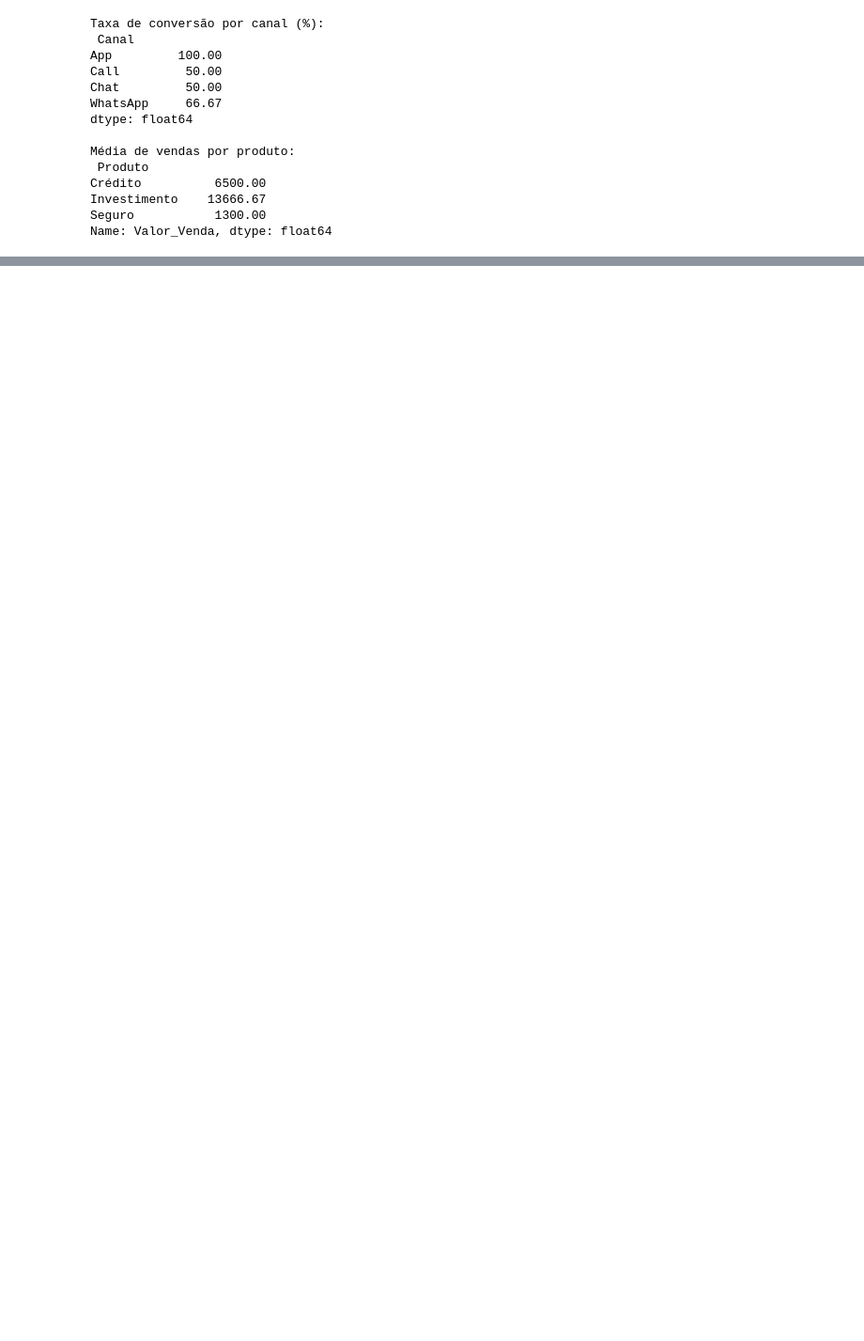
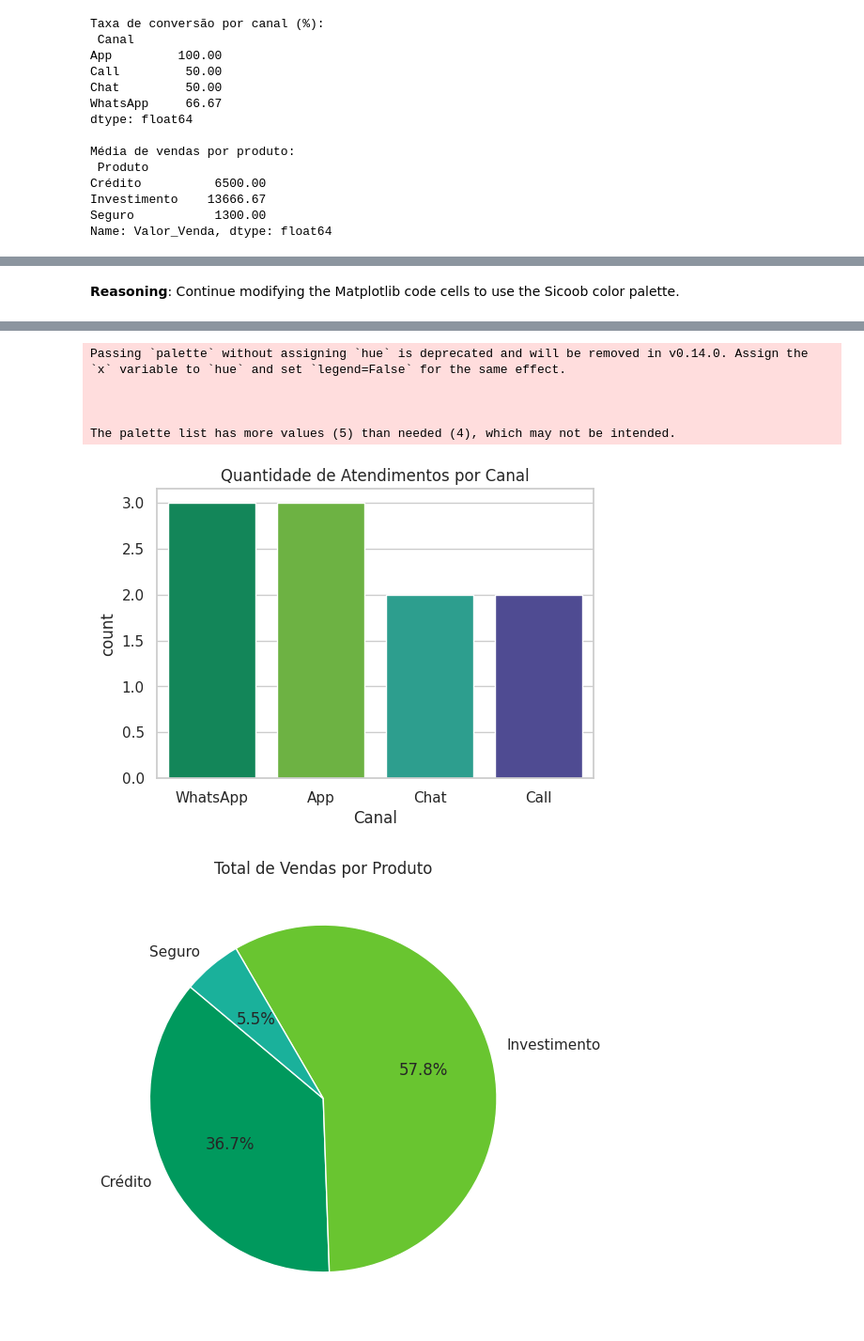
Before and after one commit to elimaraoliveira-svg/projeto-final-analytics, a Jupyter notebook: Untitled3.ipynb, the cells around one changed output, grey strips where cells are left out. Shown at 94% size. Saved outputs shown, nothing was run; the diff lists cells and outputs as text; code cells hidden in the pictures; blank space fills up the shorter version.

```diff
--- a/Untitled3.ipynb
+++ b/Untitled3.ipynb
@@ -989,0 +1460,67 @@ Name: Valor_Venda, dtype: float64
+# %% [markdown]
+**Reasoning**:
+Continue modifying the Matplotlib code cells to use the Sicoob color palette.
+# %%
+import matplotlib.pyplot as plt
+import seaborn as sns
+import pandas as pd # Import pandas as it's used in this cell
+
+# -----------------------------
+# 1. Creating DataFrame fictício
+# -----------------------------
+dados = {
+    "Cliente": ["Ana", "Bruno", "Carlos", "Daniela", "Eduardo", "Fernanda", "Gustavo", "Helena", "Igor", "Joana"],
+    "Idade": [23, 35, 31, 29, 40, 28, 33, 37, 30, 25],
+    "Canal": ["WhatsApp", "App", "Chat", "Call", "WhatsApp", "App", "Chat", "Call", "WhatsApp", "App"],
+    "Produto": ["Crédito", "Seguro", "Investimento", "Crédito", "Investimento", "Crédito", "Seguro", "Investimento", "Seguro", "Crédito"],
+    "Valor_Venda": [5000, 1200, 15000, 7000, 10000, 6000, 1300, 16000, 1400, 8000],
+    "Status": ["Concluída", "Concluída", "Concluída", "Pendente", "Concluída", "Concluída", "Cancelada", "Concluída", "Pendente", "Concluída"]
+}
+
+df = pd.DataFrame(dados)
+df["Faixa_Idade"] = df["Idade"].apply(lambda x: "<30" if x<30 else ">=30")
+
+# -----------------------------
+# 2. Análise básica
+# -----------------------------
+# Quantidade de atendimentos por canal
+atendimentos_canal = df["Canal"].value_counts()
+print("Atendimentos por canal:\n", atendimentos_canal)
+
+# Taxa de conversão por canal
+concluidas_canal = df[df["Status"]=="Concluída"].groupby("Canal").size()
+total_canal = df.groupby("Canal").size()
+taxa_conversao = (concluidas_canal / total_canal * 100).round(2)
+print("\nTaxa de conversão por canal (%):\n", taxa_conversao)
+
+# Total de vendas por produto
+vendas_produto = df.groupby("Produto")["Valor_Venda"].sum()
+print("\nTotal de vendas por produto:\n", vendas_produto)
+
+# Média de vendas por faixa etária (ex: <30 e >=30)
+media_venda_faixa = df.groupby("Faixa_Idade")["Valor_Venda"].mean()
+print("\nMédia de vendas por faixa etária:\n", media_venda_faixa)
+
+# -----------------------------
+# 3. Gráficos
+# -----------------------------
+# Gráfico de barras por canal
+plt.figure(figsize=(6,4))
+sns.countplot(x="Canal", data=df, palette=list(sicoob_colors.values()))
+plt.title("Quantidade de Atendimentos por Canal")
+plt.show()
+
+# Gráfico de pizza por produto
+plt.figure(figsize=(6,6))
+plt.pie(vendas_produto, labels=vendas_produto.index, autopct='%1.1f%%', startangle=140, colors=list(sicoob_colors.values()))
+plt.title("Total de Vendas por Produto")
+plt.show()
+
+# Histograma de valores de venda
+plt.figure(figsize=(6,4))
+plt.hist(df["Valor_Venda"], bins=5, color=sicoob_colors["green_primary"], edgecolor="black")
+plt.title("Distribuição dos Valores de Venda")
+plt.xlabel("Valor da Venda")
+plt.ylabel("Frequência")
+plt.show()
+# %% [output]
@@ -989,0 +1544,7 @@ Name: Valor_Venda, dtype: float64
+Passing `palette` without assigning `hue` is deprecated and will be removed in v0.14.0. Assign the `x` variable to `hue` and set `legend=False` for the same effect.
+
+
+
+The palette list has more values (5) than needed (4), which may not be intended.
+[figure, added]
+[figure, added]
```
Also changed, not shown: parts of 33 cells of this notebook.
